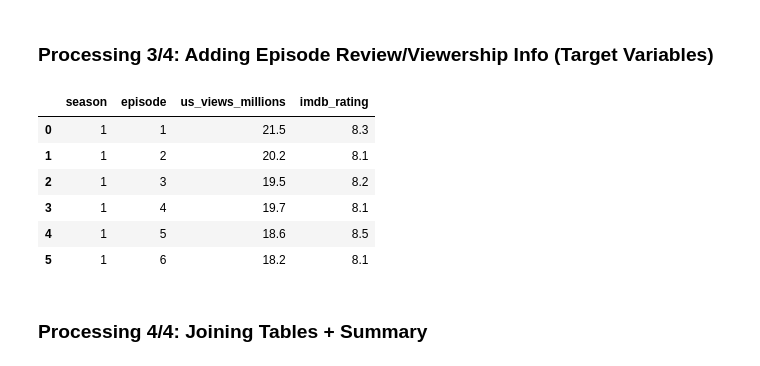
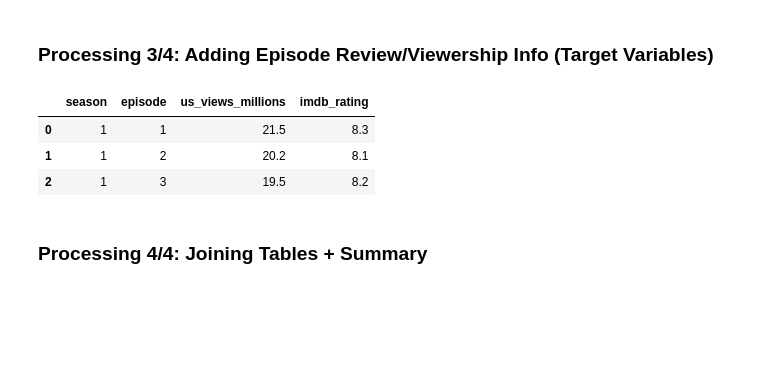
Before and after one commit to OMacgowan/episode_rating_predictor, a Jupyter notebook: main.ipynb, the cells around one changed output. Cells and saved outputs as stored; diff of their text form; code cells hidden in the pictures; blank space fills up the shorter version.

```diff
--- a/main.ipynb
+++ b/main.ipynb
@@ -232,16 +222,13 @@ jt_2.head(2)
 # %%
 #Taking Existing Episode df and dropping certain attributes
 jt_3 = episodes.drop(columns=["title", "directed_by", "written_by", "air_date"])
 
-jt_3.head(6)
+jt_3.head(3)
 # %% [output]
 |  | season | episode | us_views_millions | imdb_rating |
 | 0 | 1 | 1 | 21.5 | 8.3 |
 | 1 | 1 | 2 | 20.2 | 8.1 |
 | 2 | 1 | 3 | 19.5 | 8.2 |
-| 3 | 1 | 4 | 19.7 | 8.1 |
-| 4 | 1 | 5 | 18.6 | 8.5 |
-| 5 | 1 | 6 | 18.2 | 8.1 |
 # %% [markdown]
 ### Processing 4/4: Joining Tables + Summary
 # %%
```
Also changed, not shown: parts of 14 cells of this notebook.
